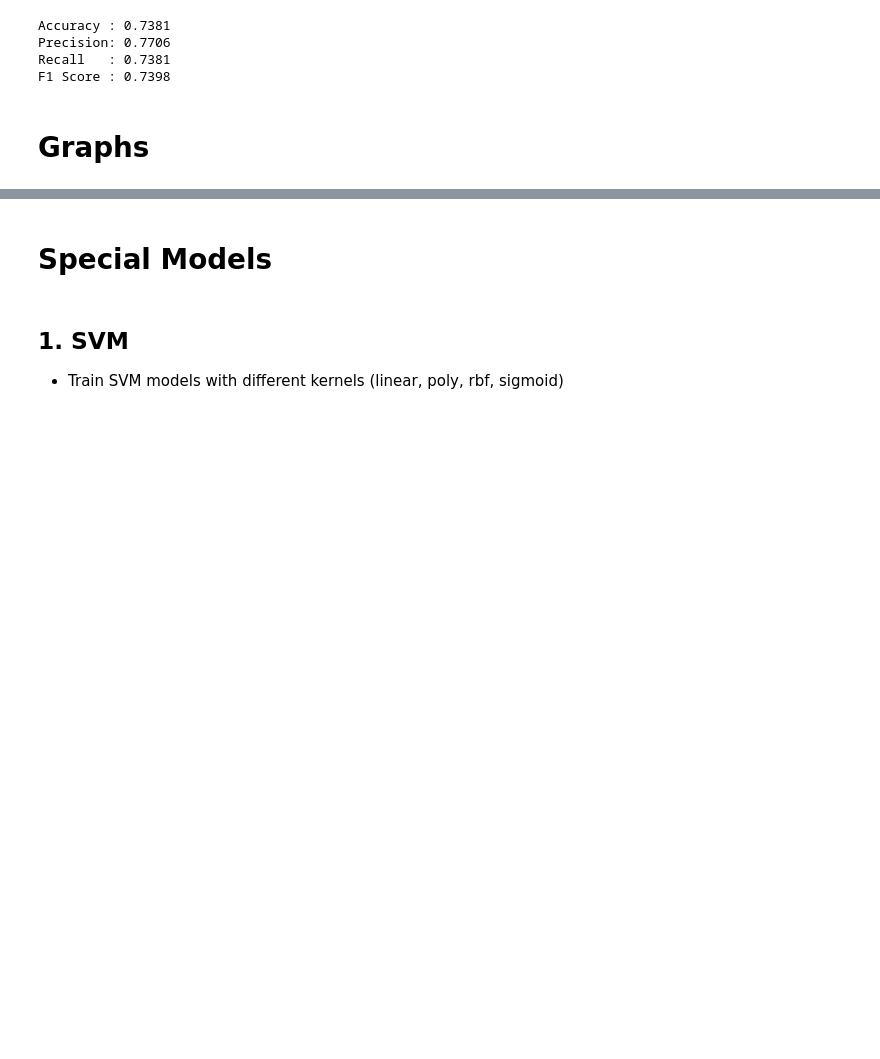
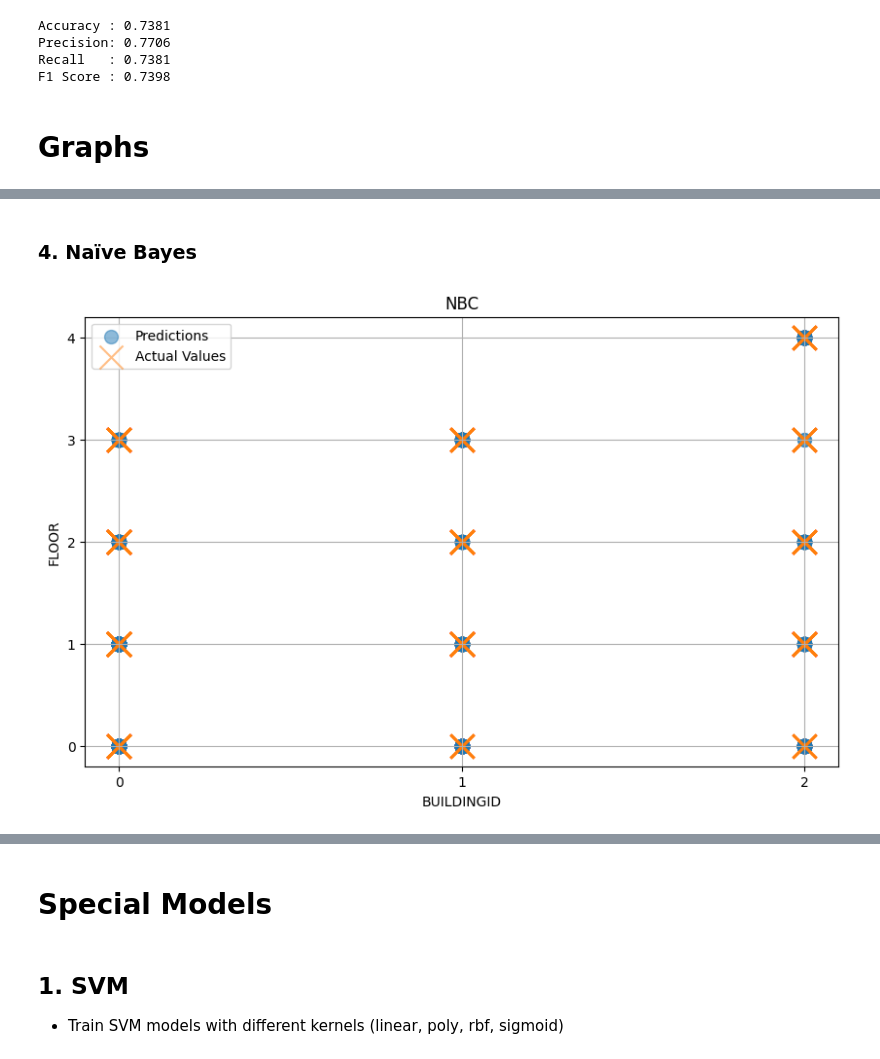
Before and after one commit to isurushanaka/ICARC2025-Tutorial, a Jupyter notebook: Tutorial.ipynb, the cells around one changed output, grey strips where cells are left out. Cells and saved outputs as stored; diff of their text form; code cells hidden in the pictures; blank space fills up the shorter version.

```diff
--- a/Tutorial.ipynb
+++ b/Tutorial.ipynb
@@ -415,0 +464,6 @@ AttributeError: 'numpy.ndarray' object has no attribute 'type'
+# %% [markdown]
+### 4. Naïve Bayes
+# %%
+plot_results(y_test, NBC.predict(X_test), plot_label="NBC")
+# %% [output]
+[figure, added]
```
Also changed, not shown: parts of 20 cells of this notebook.
